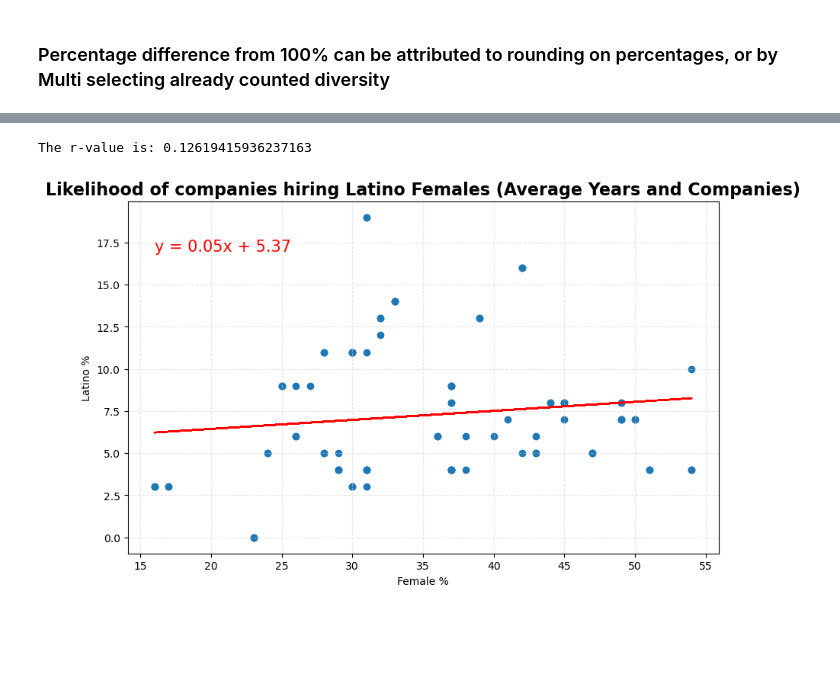
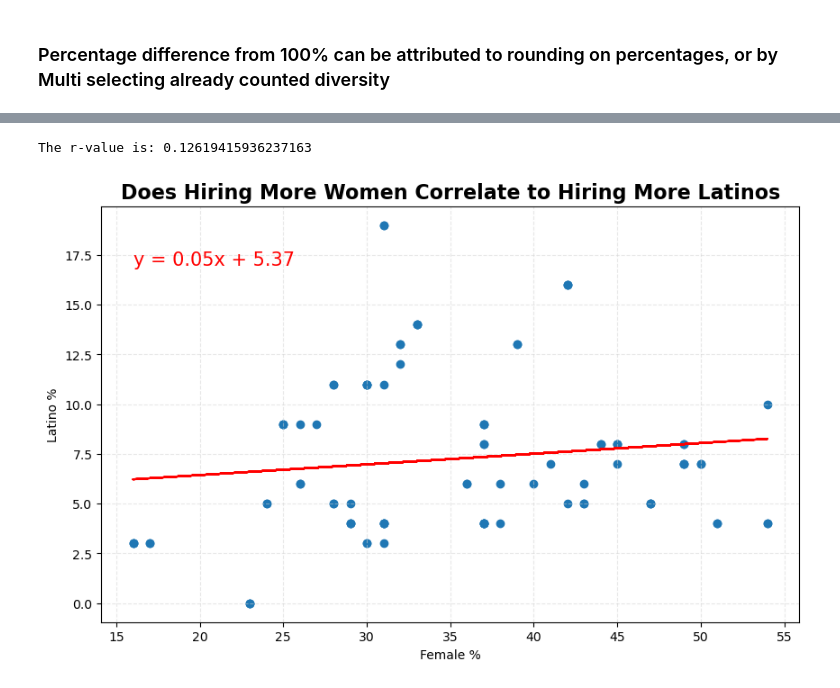
Before and after one commit to AIDecisions/project-1-group-15, a Jupyter notebook: neyda_work/data_cleaning_neyda.ipynb, the cells around one changed output, grey strips where cells are left out. Drawn from its saved outputs; the diff is of its cells as text; code cells hidden in the pictures; blank space fills up the shorter version.

```diff
--- a/neyda_work/data_cleaning_neyda.ipynb
+++ b/neyda_work/data_cleaning_neyda.ipynb
@@ -263,38 +330,40 @@ plt.show()
 # %%
-### Likelyhood of companies hiring hispanic women in scatter plot with regression line
+# Are companies that hire more Women more likely to hire Latinos?
+
 # 1. Get the data
 x_values = df["Female %"]
 y_values = df["% Latino"]
 
 (slope, intercept, rvalue, pvalue, stderr) = linregress(x_values, y_values)
 
 # Calculate the regression line "y values" from the slope and intercept
 regress_values = x_values * slope + intercept
 
 # Get the equation of the line
 line_eq = "y = " + str(round(slope,2)) + "x + " + str(round(intercept,2))
 
 # 2. Make the canvas
 plt.figure(figsize=(10,6))
 
 # 3. Make the scatter plot
-# Create a scatter plot and plot the regression line
 plt.scatter(x_values,y_values)
+
+# Plot the regression line
 plt.plot(x_values,regress_values,"r")
 
 # Annotate the text for the line equation
 plt.annotate(line_eq, (16,17), fontsize=15, color="red")
-plt.title('Likelihood of companies hiring Latino Females (Average Years and Companies)', fontsize=16, fontweight='bold', color='black')
+plt.title('Does Hiring More Women Correlate to Hiring More Latinos', fontsize=16, fontweight='bold', color='black')
 plt.xlabel('Female %')
 plt.ylabel('Latino %')
 # plt.xlim(10, 60)
 # plt.ylim(-0.5, 20)
 plt.grid(linestyle='--', alpha=0.5, color='lightgray')
 
 print(f"The r-value is: {rvalue}")
 
-# 4. Save/Show the plot
+# 4. Display the scatter plot with the regression
 plt.show()
 # %% [output]
 The r-value is: 0.12619415936237163
-[figure, old version]
+[figure, new version]
```
Also changed, not shown: parts of 29 cells of this notebook, 1 other file.
